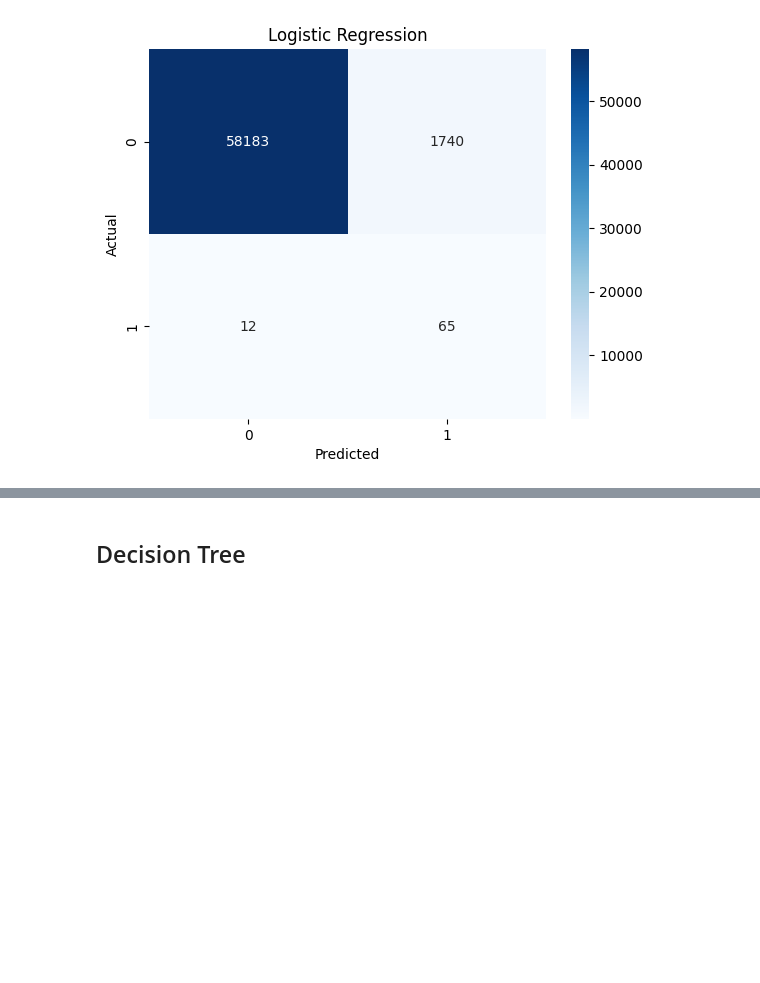
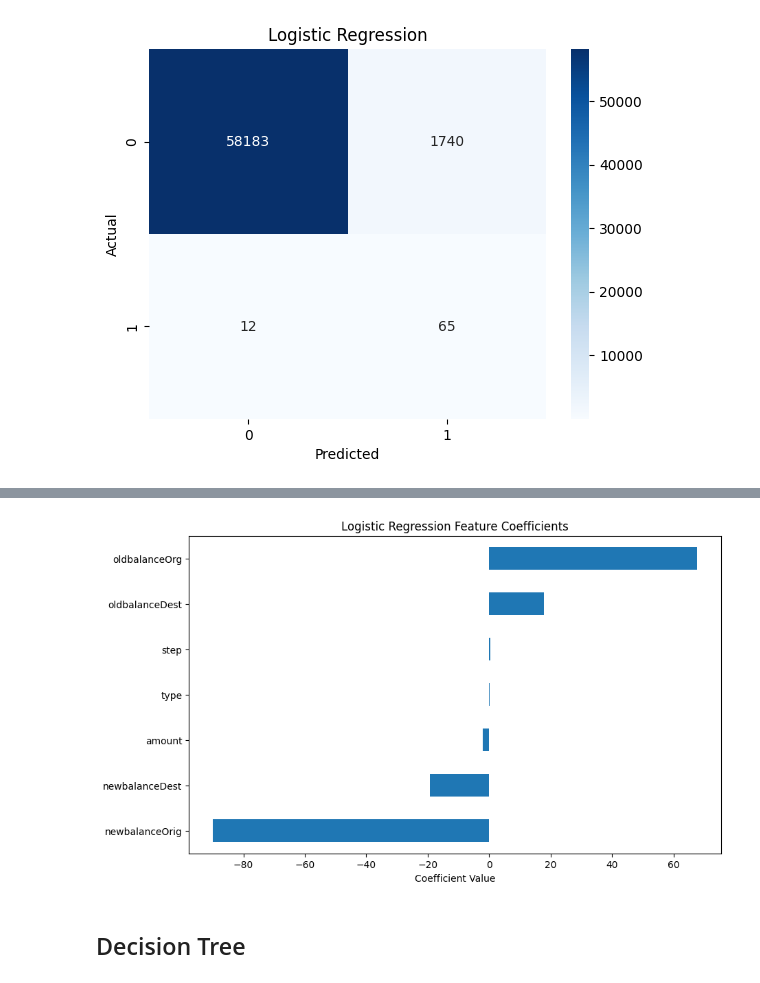
Before and after one commit to ranjanvrma/fraud-detection, a Jupyter notebook: notebook/fraud-detection.ipynb, the cells around one changed output, grey strips where cells are left out. Drawn from its saved outputs; the diff is of its cells as text; code cells hidden in the pictures; blank space fills up the shorter version.

```diff
--- a/notebook/fraud-detection.ipynb
+++ b/notebook/fraud-detection.ipynb
@@ -176,3 +185,12 @@ lr_f1   = f1_score(y_test, pred_lr)
+# %%
+plt.figure(figsize=(10,6))
+lr_coef = pd.Series(lr.coef_[0], index=X.columns)
+lr_coef.sort_values().plot(kind='barh')
+plt.title("Logistic Regression Feature Coefficients")
+plt.xlabel("Coefficient Value")
+plt.show()
+# %% [output]
+[figure, added]
 # %% [markdown]
 ## Decision Tree
 # %%
```
Also changed, not shown: parts of 5 cells of this notebook.
